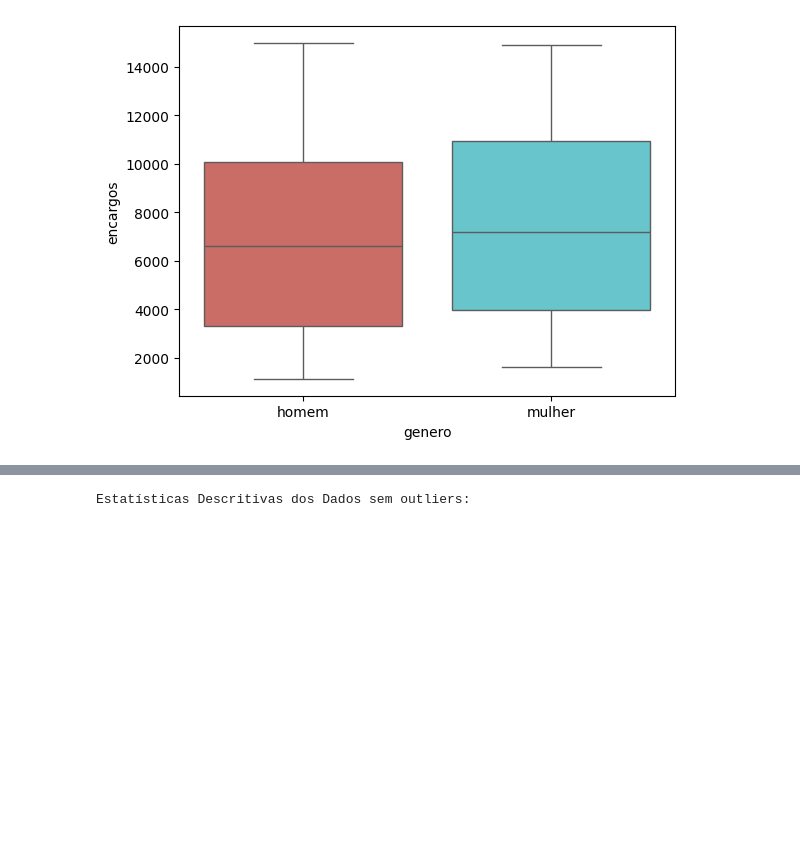
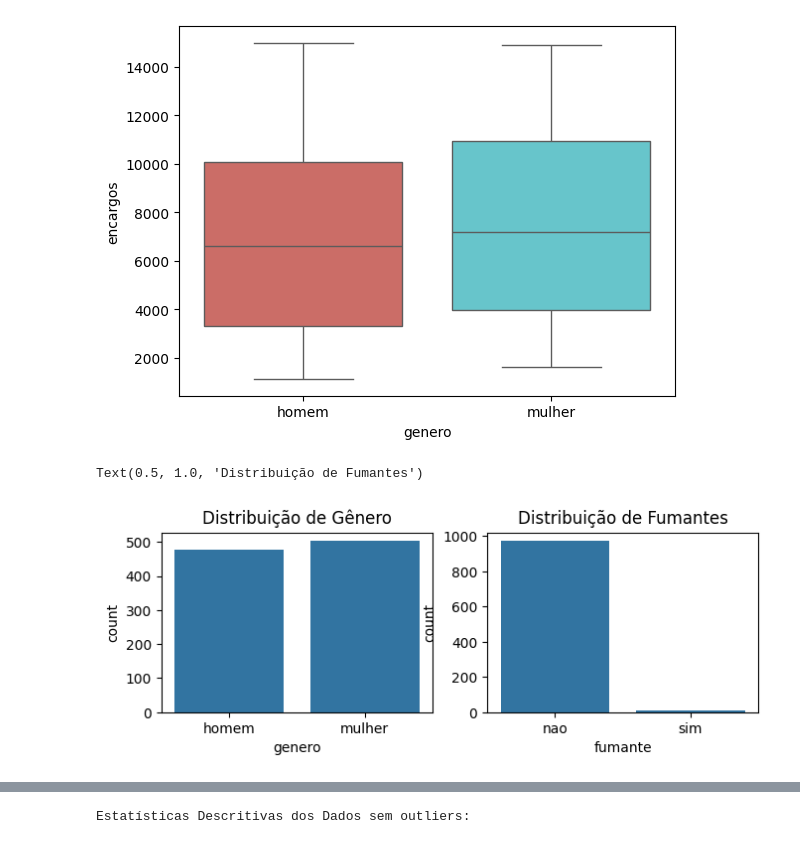
Before and after one commit to jordanmsouza/TechChallenge_Fase1_Grupo4, a Jupyter notebook: Tech_Challange_Fase1_Grupo4.ipynb, the cells around one changed output, grey strips where cells are left out. Cells and saved outputs as stored; diff of their text form; code cells hidden in the pictures; blank space fills up the shorter version.

```diff
--- a/Tech_Challange_Fase1_Grupo4.ipynb
+++ b/Tech_Challange_Fase1_Grupo4.ipynb
@@ -236,3 +272,15 @@ Passing `palette` without assigning `hue` is deprecated and will be removed in v
   sb.boxplot(x="genero",y="encargos", data=dados, palette="hls")
 <Axes: xlabel='genero', ylabel='encargos'>
 [figure]
+# %%
+plt.figure(figsize=(12, 8))
+plt.subplot(3, 3, 5)
+sb.countplot(x='genero', data=dados)
+plt.title('Distribuição de Gênero')
+
+plt.subplot(3, 3, 6)
+sb.countplot(x='fumante', data=dados)
+plt.title('Distribuição de Fumantes')
+# %% [output]
+Text(0.5, 1.0, 'Distribuição de Fumantes')
+[figure, added]
```
Also changed, not shown: parts of 9 cells of this notebook.
